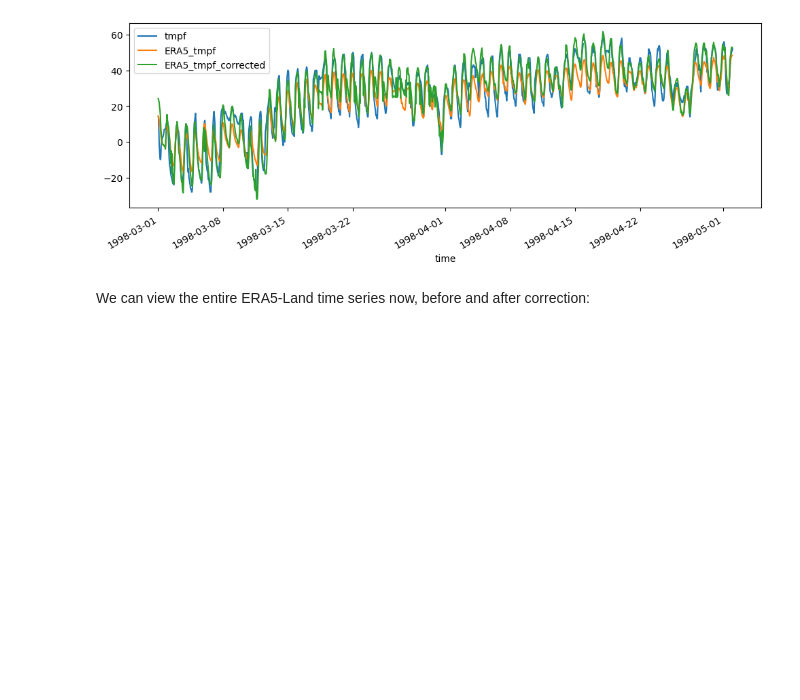
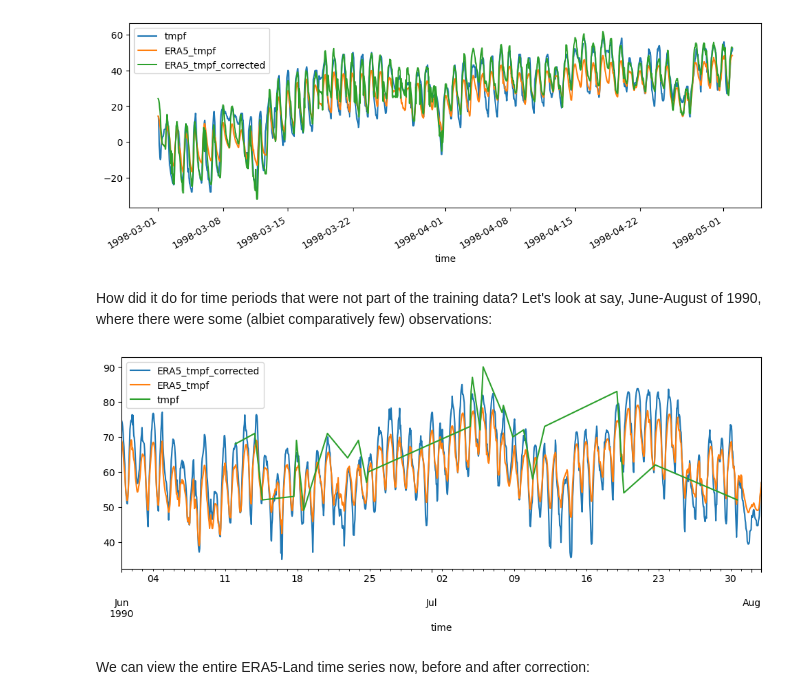
Before and after one commit to ua-snap/ardac-toolbox, a Jupyter notebook: notebooks/bias_correction.ipynb, the cells around one changed output. Cells and saved outputs as stored; diff of their text form; code cells hidden in the pictures; blank space fills up the shorter version.

Commit message:
plot comparison with non-train data

```diff
--- a/notebooks/bias_correction.ipynb
+++ b/notebooks/bias_correction.ipynb
@@ -221,6 +221,28 @@ new_era5.plot(ax=ax)
 plt.show()
 # %% [output]
 [figure]
+# %% [markdown]
+How did it do for time periods that were not part of the training data? Let's look at say, June-August of 1990, where there were some (albiet comparatively few) observations:
+# %%
+ex_slice2 = slice("1990-06-01", "1990-08-01")
+new_era5 = scen.sel(
+    time=ex_slice2,
+    latitude=scen.latitude.values[0],
+    longitude=scen.longitude.values[0],
+).to_pandas()
+new_era5.name = "ERA5_tmpf_corrected"
+new_era5 = pd.DataFrame(new_era5)
+
+fig, ax = plt.subplots(1, 1, figsize=(12, 4))
+
+new_era5.plot(ax=ax)
+era5_df[ex_slice2].plot(ax=ax)
+
+df.loc[ex_slice2].plot(ax=ax)
+
+plt.show()
+# %% [output]
+[figure, added]
 # %% [markdown]
 We can view the entire ERA5-Land time series now, before and after correction:
 # %%
```
